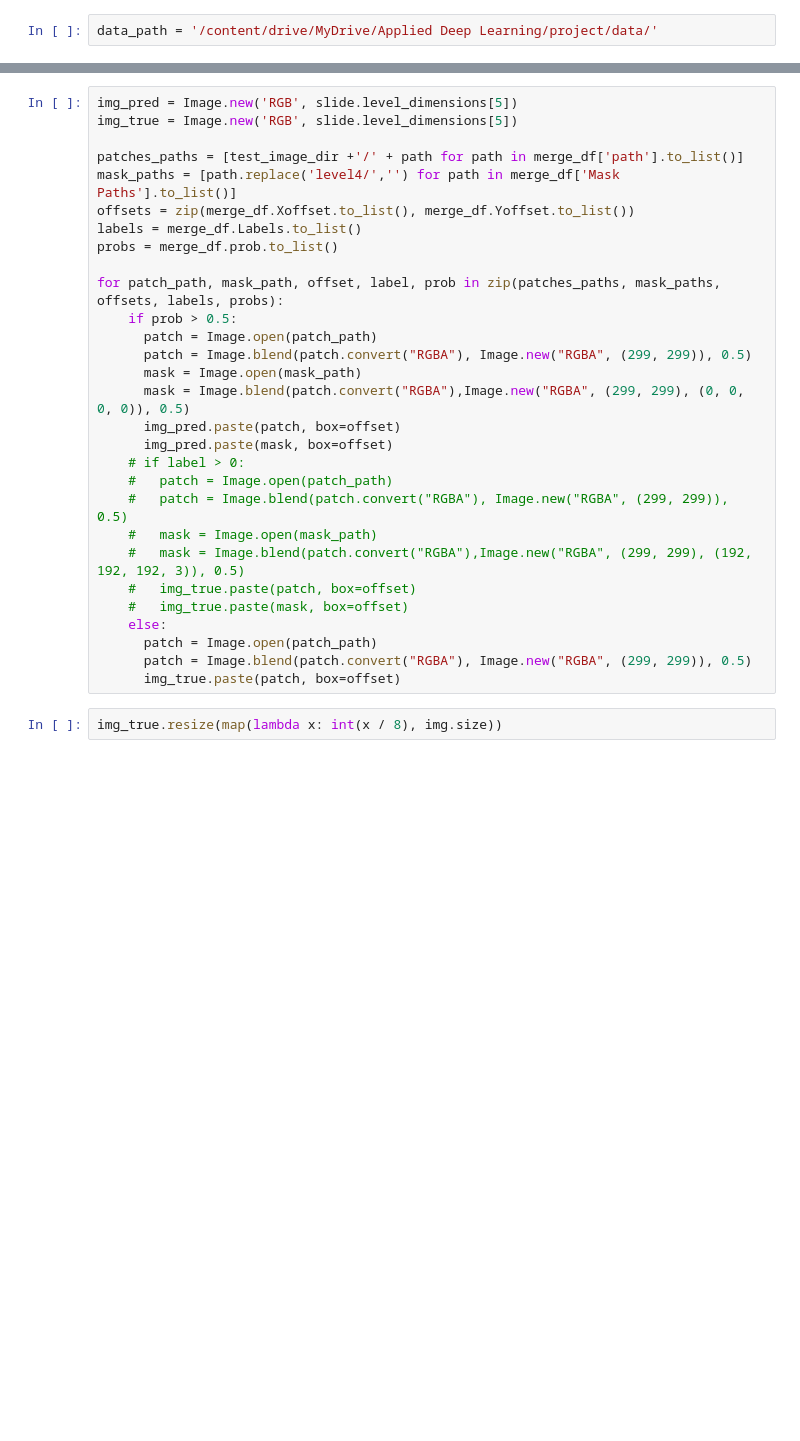
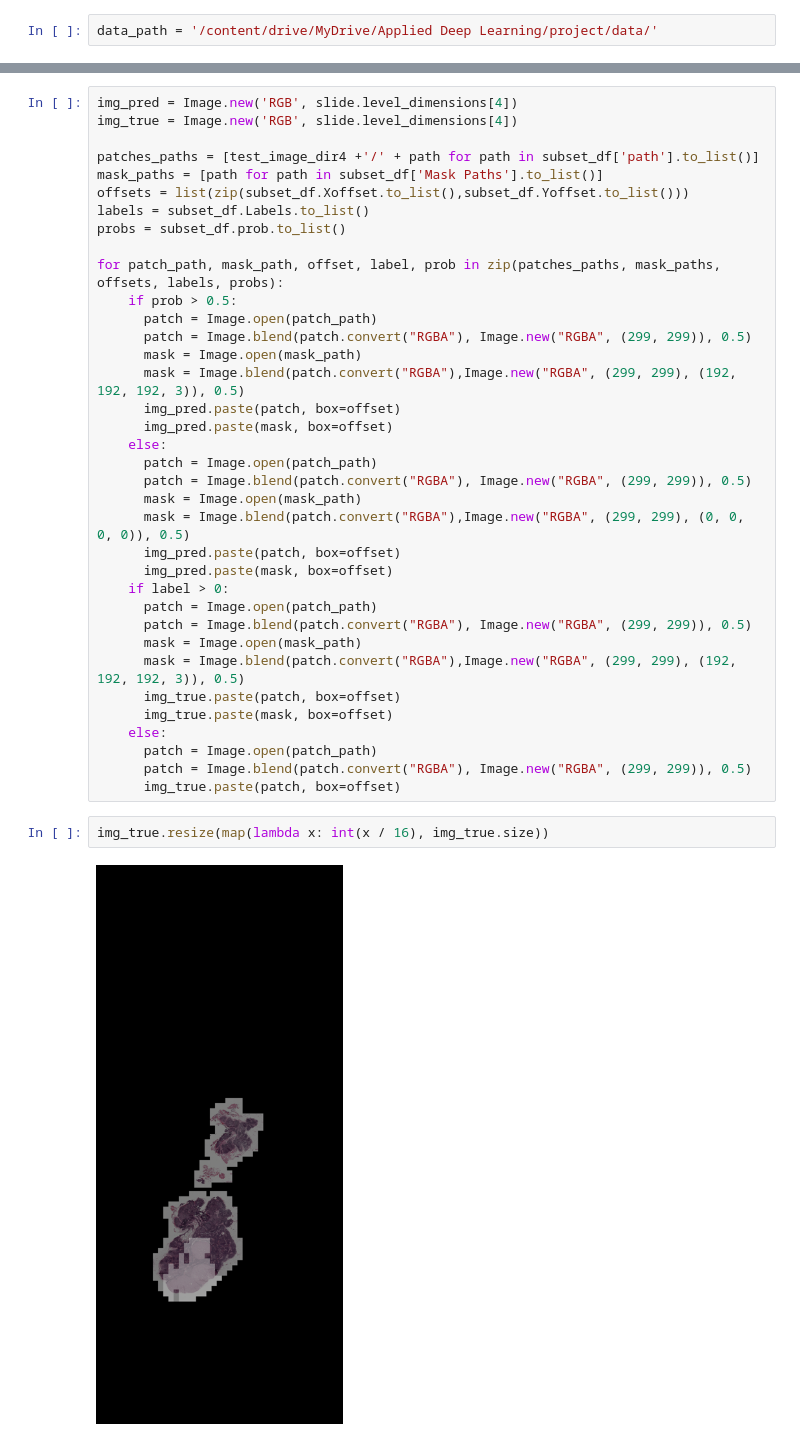
Before and after one commit to lingruiluo/TumorDetection, a Jupyter notebook: model_building_update.ipynb, the cells around one changed output, grey strips where cells are left out. Drawn from its saved outputs; the diff is of its cells as text; blank space fills up the shorter version.

```diff
--- a/model_building_update.ipynb
+++ b/model_building_update.ipynb
@@ -916,32 +916,41 @@ tumor_mask = open_slide(tumor_mask_path)
 # %%
-img_pred = Image.new('RGB', slide.level_dimensions[5])
-img_true = Image.new('RGB', slide.level_dimensions[5])
+img_pred = Image.new('RGB', slide.level_dimensions[4])
+img_true = Image.new('RGB', slide.level_dimensions[4])
 
-patches_paths = [test_image_dir +'/' + path for path in merge_df['path'].to_list()]
-mask_paths = [path.replace('level4/','') for path in merge_df['Mask Paths'].to_list()]
-offsets = zip(merge_df.Xoffset.to_list(), merge_df.Yoffset.to_list())
-labels = merge_df.Labels.to_list()
-probs = merge_df.prob.to_list()
+patches_paths = [test_image_dir4 +'/' + path for path in subset_df['path'].to_list()]
+mask_paths = [path for path in subset_df['Mask Paths'].to_list()]
+offsets = list(zip(subset_df.Xoffset.to_list(),subset_df.Yoffset.to_list()))
+labels = subset_df.Labels.to_list()
+probs = subset_df.prob.to_list()
 
 for patch_path, mask_path, offset, label, prob in zip(patches_paths, mask_paths, offsets, labels, probs):
     if prob > 0.5:
       patch = Image.open(patch_path)
       patch = Image.blend(patch.convert("RGBA"), Image.new("RGBA", (299, 299)), 0.5)
       mask = Image.open(mask_path)
+      mask = Image.blend(patch.convert("RGBA"),Image.new("RGBA", (299, 299), (192, 192, 192, 3)), 0.5)
+      img_pred.paste(patch, box=offset)
+      img_pred.paste(mask, box=offset)
+    else:
+      patch = Image.open(patch_path)
+      patch = Image.blend(patch.convert("RGBA"), Image.new("RGBA", (299, 299)), 0.5)
+      mask = Image.open(mask_path)
       mask = Image.blend(patch.convert("RGBA"),Image.new("RGBA", (299, 299), (0, 0, 0, 0)), 0.5)
       img_pred.paste(patch, box=offset)
       img_pred.paste(mask, box=offset)
-    # if label > 0:
-    #   patch = Image.open(patch_path)
-    #   patch = Image.blend(patch.convert("RGBA"), Image.new("RGBA", (299, 299)), 0.5)
-    #   mask = Image.open(mask_path)
-    #   mask = Image.blend(patch.convert("RGBA"),Image.new("RGBA", (299, 299), (192, 192, 192, 3)), 0.5)
-    #   img_true.paste(patch, box=offset)
-    #   img_true.paste(mask, box=offset)
+    if label > 0:
+      patch = Image.open(patch_path)
+      patch = Image.blend(patch.convert("RGBA"), Image.new("RGBA", (299, 299)), 0.5)
+      mask = Image.open(mask_path)
+      mask = Image.blend(patch.convert("RGBA"),Image.new("RGBA", (299, 299), (192, 192, 192, 3)), 0.5)
+      img_true.paste(patch, box=offset)
+      img_true.paste(mask, box=offset)
     else:
       patch = Image.open(patch_path)
       patch = Image.blend(patch.convert("RGBA"), Image.new("RGBA", (299, 299)), 0.5)
       img_true.paste(patch, box=offset)
 # %%
-img_true.resize(map(lambda x: int(x / 8), img.size))
+img_true.resize(map(lambda x: int(x / 16), img_true.size))
+# %% [output]
+[figure, added]
 # %%
```
Also changed, not shown: parts of 37 cells of this notebook.
